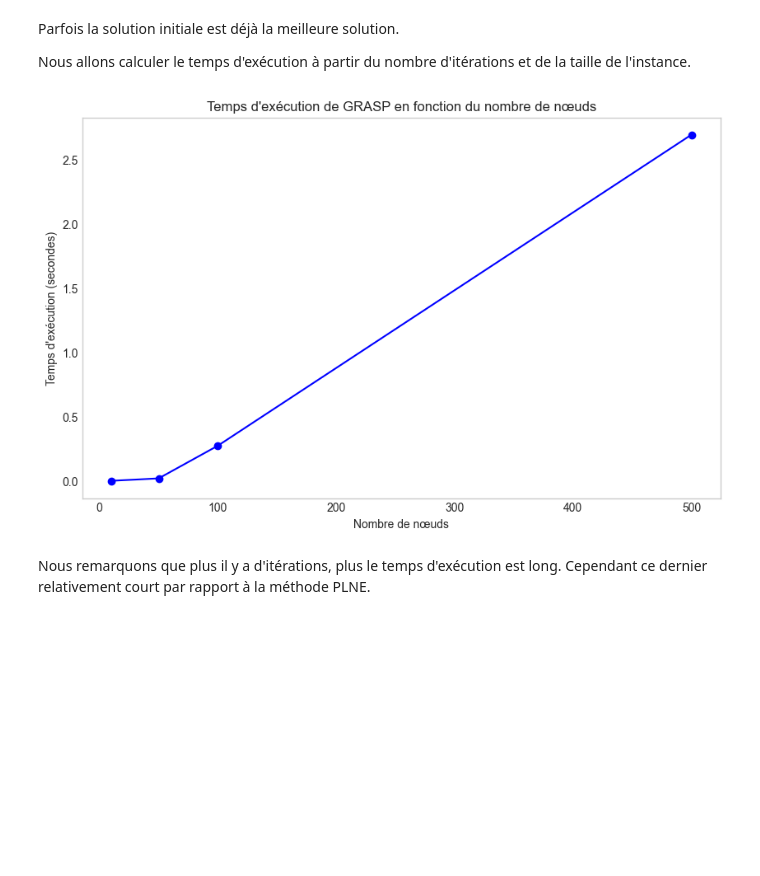
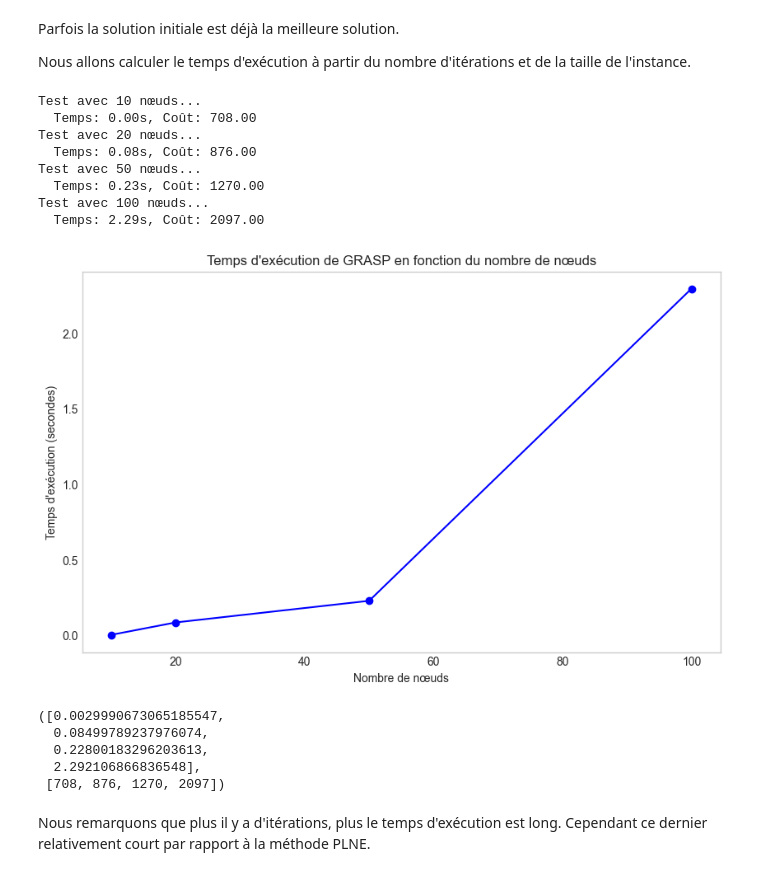
Before and after one commit to iKagnana/RO-CESI-BMI, a Jupyter notebook: livrable_1.ipynb, the cells around one changed output. Drawn from its saved outputs; the diff is of its cells as text; code cells hidden in the pictures; blank space fills up the shorter version.

Commit message:
updated the grasp, kinda works better now

```diff
--- a/livrable_1.ipynb
+++ b/livrable_1.ipynb
@@ -182,6 +182,11 @@ Cette approche garantit des instances à la fois réalistes (reflet des contrain
 def generate_data(n, weight_range, max_percentage_perturbation, percentage_perturbations=0.2, percentage_dependency=0.2):
     """
     Generates a complete ponderate graph with dependencies for TSP.
+    weight_range: tuple (min_weight, max_weight) for the edges
+    max_percentage_perturbation: maximum percentage of perturbation for the edges
+    percentage_perturbations: percentage of edges to perturb
+    percentage_dependency: percentage of dependencies to create
+
     """
     import random
 
@@ -1090,48 +1252,64 @@ Parfois la solution initiale est déjà la meilleure solution.
 
 Nous allons calculer le temps d'exécution à partir du nombre d'itérations et de la taille de l'instance.
 # %%
-import time
-
-def test_GRASP(iterations=20, alpha=0.1):
+def test_GRASP(iterations=5, alpha=0.2):
     """
-    Teste le GRASP avec un certain nombre d'itérations et trace un graphe du temps d'exécution
-    en fonction du nombre de nœuds dans le graphe généré.
-
-    iterations : int
-        Nombre d'itérations pour la recherche locale
-    alpha : float
-        Paramètre alpha pour la taille de la RCL
+    Version optimisée de la fonction de test
     """
-    nb_nodes_to_test = [10, 50, 100, 500]
+    # Réduire la taille des tests pour des grandes instances
+    nb_nodes_to_test = [10, 20, 50, 100]
     times = []
+    costs = []
 
     for n in nb_nodes_to_test:
+        print(f"Test avec {n} nœuds...")
         # Générer un graphe avec n nœuds
-        graph, dependencies, perturbated_edges = generate_data(
+        graph, dependencies, _ = generate_data(
             n, (1, 300), 0.2, percentage_perturbations=0.2, percentage_dependency=0.2
         )
 
-        # Construire une solution initiale
+        # Adapter le nombre d'itérations en fonction de la taille
+        adjusted_iterations = max(2, min(iterations, 10 if n <= 50 else 5))
+
+        # Mesurer le temps
         start_time = time.time()
-        solution = GRASP(graph, 0, dependencies, alpha=alpha, max_iterations=iterations)
+        solution, cost = GRASP(graph, 0, dependencies, alpha=alpha, max_iterations=adjusted_iterations)
         end_time = time.time()
 
-        # Calculer le temps d'exécution
-        times.append(end_time - start_time)
+        execution_time = end_time - start_time
+        times.append(execution_time)
+        costs.append(cost)
+
+        print(f"  Temps: {execution_time:.2f}s, Coût: {cost:.2f}")
 
     # Tracer le graphe
     plt.figure(figsize=(10, 6))
     plt.plot(nb_nodes_to_test, times, marker='o', linestyle='-', color='b')
     plt.xlabel("Nombre de nœuds")
     plt.ylabel("Temps d'exécution (secondes)")
     plt.title("Temps d'exécution de GRASP en fonction du nombre de nœuds")
     plt.grid()
     plt.show()
 
-# Exemple d'utilisation
-test_GRASP(iterations=10)
+    return times, costs
+
+# Exemple d'appel
+test_GRASP(iterations=6, alpha=0.2)
 # %% [output]
+Test avec 10 nœuds...
+  Temps: 0.00s, Coût: 708.00
+Test avec 20 nœuds...
+  Temps: 0.08s, Coût: 876.00
+Test avec 50 nœuds...
+  Temps: 0.23s, Coût: 1270.00
+Test avec 100 nœuds...
+  Temps: 2.29s, Coût: 2097.00
-[figure, old version]
+[figure, new version]
+([0.0029990673065185547,
+  0.08499789237976074,
+  0.22800183296203613,
+  2.292106866836548],
+ [708, 876, 1270, 2097])
 # %% [markdown]
 Nous remarquons que plus il y a d'itérations, plus le temps d'exécution est long. Cependant ce dernier relativement court par rapport à la méthode PLNE.
 # %% [markdown]
```
Also changed, not shown: parts of 19 cells of this notebook.
